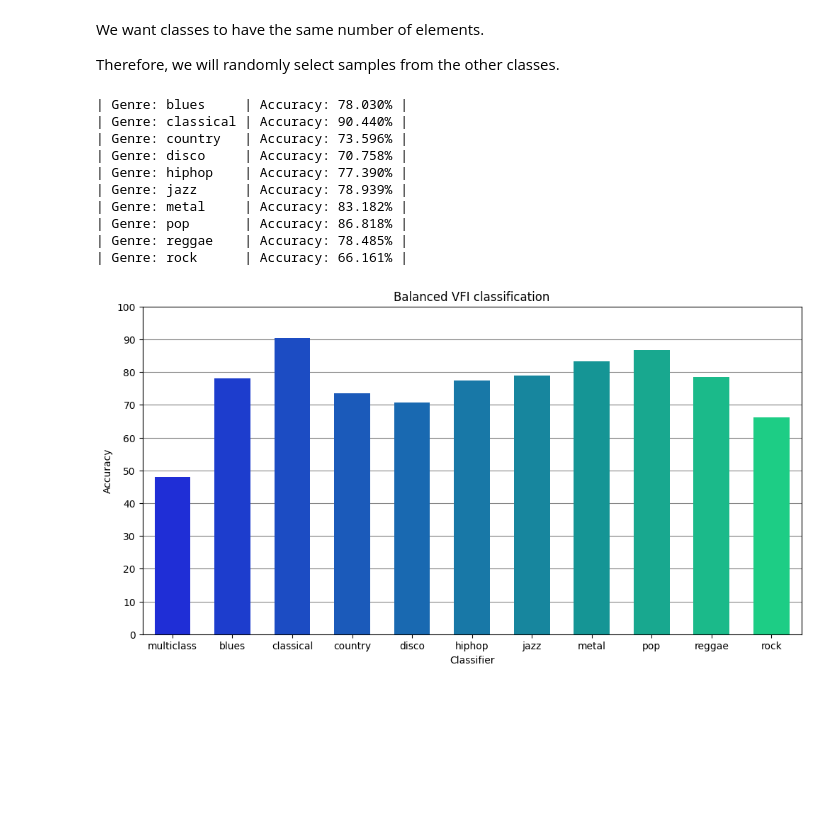
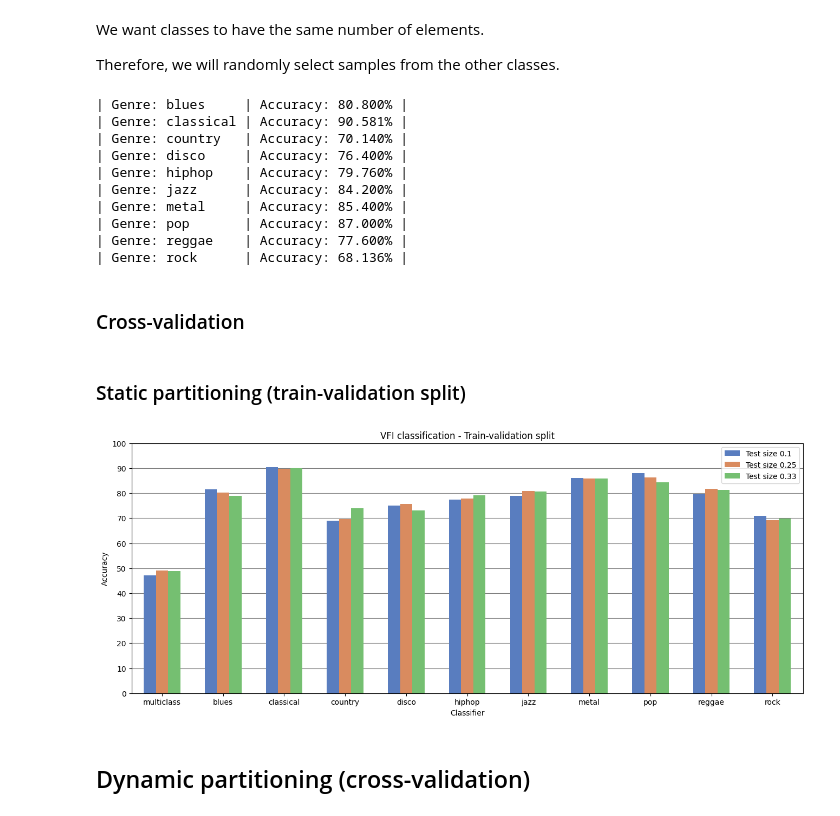
Before and after one commit to albertopirillo/naml-project-2023, a Jupyter notebook: VFI.ipynb, the cells around one changed output. Saved outputs shown, nothing was run; the diff lists cells and outputs as text; code cells hidden in the pictures; blank space fills up the shorter version.

```diff
--- a/VFI.ipynb
+++ b/VFI.ipynb
@@ -42,8 +44,6 @@ def fit_vfi(X, y, test_size):
     # Return the accuracy
     return ((y_test == y_pred).sum() / len(y_test))
 # %%
-accuracy_list = []
-accuracy = fit_vfi(X, y, 0.33)
-accuracy_list.append(accuracy*100)
+accuracy = fit_vfi(X, y, 0.25)
 print(f"| Genre: multiclass | Accuracy: {accuracy:.3%} |")
 # %% [output]
@@ -60,23 +60,18 @@ genres = ['blues', 'classical', 'country', 'disco', 'hiphop','jazz', 'metal', 'p
 from lib import balance_classes
 for genre in genres:
     Xi, yi = balance_classes(X, y, genre)
-    accuracy = fit_vfi(Xi, yi, 0.33)
-    accuracy_list.append(accuracy*100)
+    accuracy = fit_vfi(Xi, yi, 0.25)
     print(f"| Genre: {genre:9} | Accuracy: {accuracy:.3%} |")
 # %% [output]
-| Genre: blues     | Accuracy: 78.030% |
-| Genre: classical | Accuracy: 90.440% |
-| Genre: country   | Accuracy: 73.596% |
-| Genre: disco     | Accuracy: 70.758% |
-| Genre: hiphop    | Accuracy: 77.390% |
-| Genre: jazz      | Accuracy: 78.939% |
-| Genre: metal     | Accuracy: 83.182% |
-| Genre: pop       | Accuracy: 86.818% |
-| Genre: reggae    | Accuracy: 78.485% |
-| Genre: rock      | Accuracy: 66.161% |
+| Genre: blues     | Accuracy: 80.800% |
+| Genre: classical | Accuracy: 90.581% |
+| Genre: country   | Accuracy: 70.140% |
+| Genre: disco     | Accuracy: 76.400% |
+| Genre: hiphop    | Accuracy: 79.760% |
+| Genre: jazz      | Accuracy: 84.200% |
+| Genre: metal     | Accuracy: 85.400% |
+| Genre: pop       | Accuracy: 87.000% |
+| Genre: reggae    | Accuracy: 77.600% |
+| Genre: rock      | Accuracy: 68.136% |
-# %%
-from lib import plot_accuracies
-labels = ['multiclass'] + genres
-plot_accuracies(labels, accuracy_list, "Balanced VFI classification")
-# %% [output]
-[figure, removed]
+# %% [markdown]
+### Cross-validation
@@ -82,0 +97,26 @@ plot_accuracies(labels, accuracy_list, "Balanced VFI classification")
+# %% [markdown]
+### Static partitioning (train-validation split)
+# %%
+test_sizes = [0.1, 0.25, 0.33]
+# %%
+from lib import plot_evaluation_results
+sp_results = []
+
+for test_size in test_sizes:
+    # Multiclass classifier
+    accuracy = fit_vfi(X, y, test_size)
+    sp_results.append(('multiclass', accuracy*100, f'Test size {test_size}'))
+
+    # Binary classifiers
+    for genre in genres:
+        Xi, yi = balance_classes(X, y, genre)
+        accuracy = fit_vfi(Xi, yi, test_size)
+        sp_results.append((genre, accuracy*100, f'Test size {test_size}'))
+
+# Plot
+results_df = pd.DataFrame(sp_results, columns=('label', 'accuracy', 'size'))
+plot_evaluation_results(results_df, 'VFI classification - Train-validation split')
+# %% [output]
+[figure, added]
+# %% [markdown]
+## Dynamic partitioning (cross-validation)
```
Also changed, not shown: parts of 7 cells of this notebook, 2 other files.
